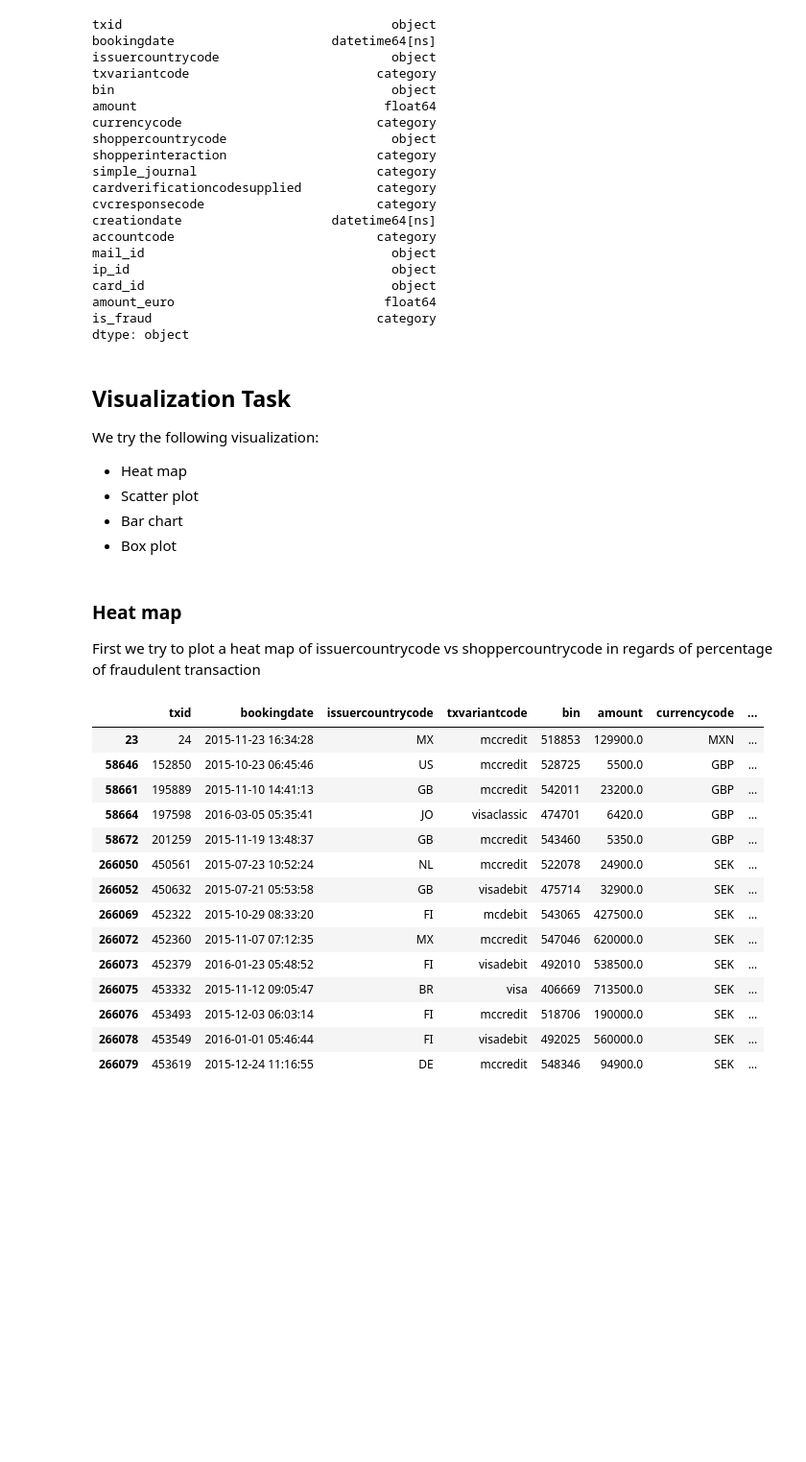
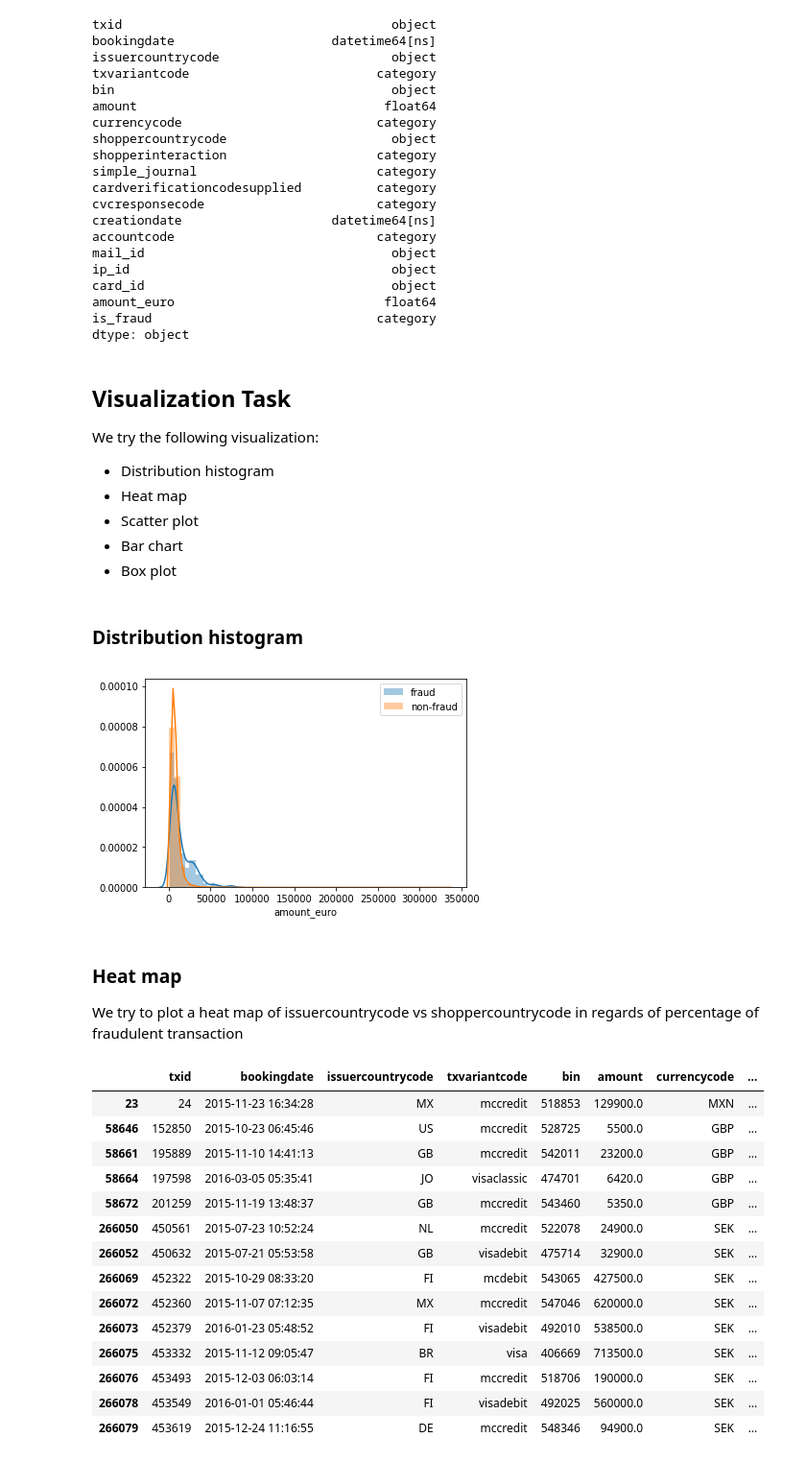
Before and after one commit to enreina/cs4035-lab, a Jupyter notebook: lab1/fraud_detection.ipynb, the cells around one changed output. Shown at 96% size. Drawn from its saved outputs; the diff is of its cells as text; code cells hidden in the pictures; blank space fills up the shorter version.

Commit message:
distribution plot fraud vs non-fraud

```diff
--- a/lab1/fraud_detection.ipynb
+++ b/lab1/fraud_detection.ipynb
@@ -188,14 +189,27 @@ dtype: object
 # %% [markdown]
 ## Visualization Task
 We try the following visualization:
+* Distribution histogram
 * Heat map
 * Scatter plot
 * Bar chart
 * Box plot
+# %% [markdown]
+### Distribution histogram
+# %%
+fraud = data_preproc.loc[data_preproc['is_fraud'] == 1]
+non_fraud = data_preproc.loc[data_preproc['is_fraud'] == 0]
+plt.figure("Amount Distribution (Fraud vs Non-Fraud)")
+sns.distplot(fraud['amount_euro'], label="fraud")
+sns.distplot(non_fraud['amount_euro'], label="non-fraud")
+plt.legend()
+plt.show()
+# %% [output]
+[figure, added]
 # %% [markdown]
 ### Heat map
 
-First we try to plot a heat map of issuercountrycode vs shoppercountrycode in regards of percentage of fraudulent transaction
+We try to plot a heat map of issuercountrycode vs shoppercountrycode in regards of percentage of fraudulent transaction
 # %%
 data_preproc.loc[(data_preproc['issuercountrycode'] != data_preproc['shoppercountrycode']) & (data_preproc['is_fraud'] == 1)]
 # %% [output]
```
Also changed, not shown: parts of 1 cell of this notebook.
